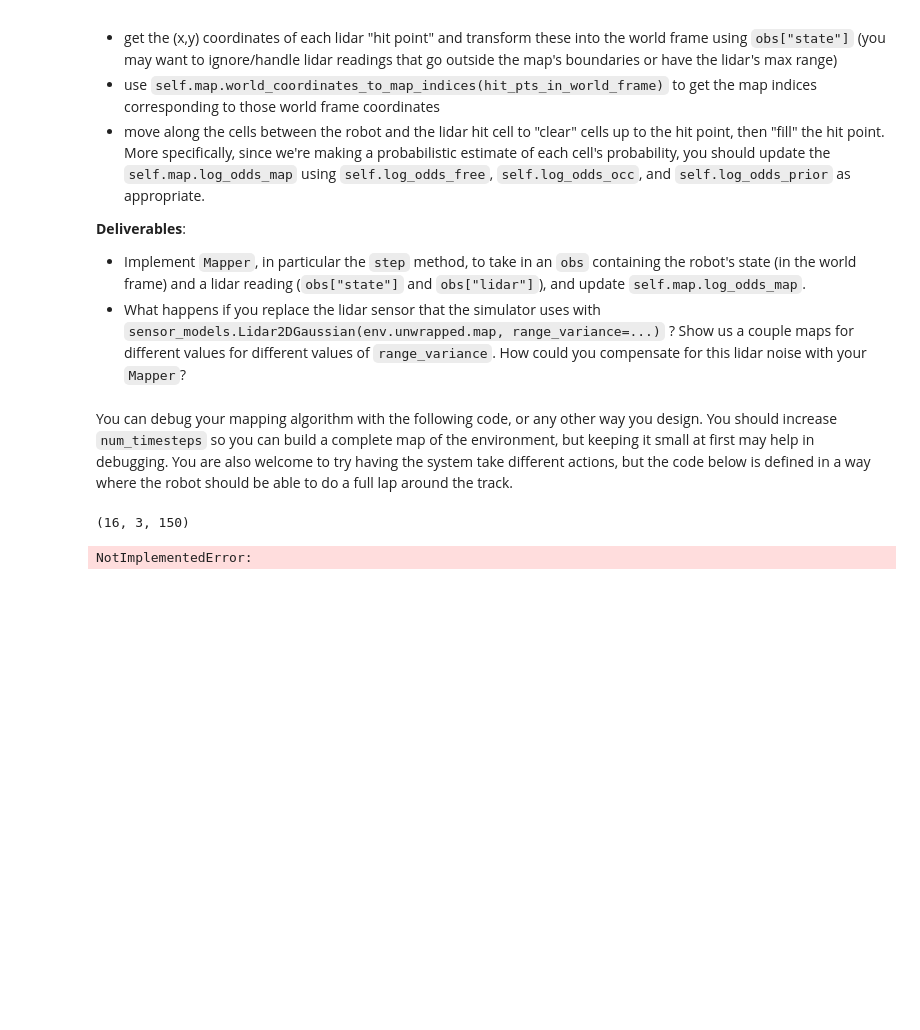
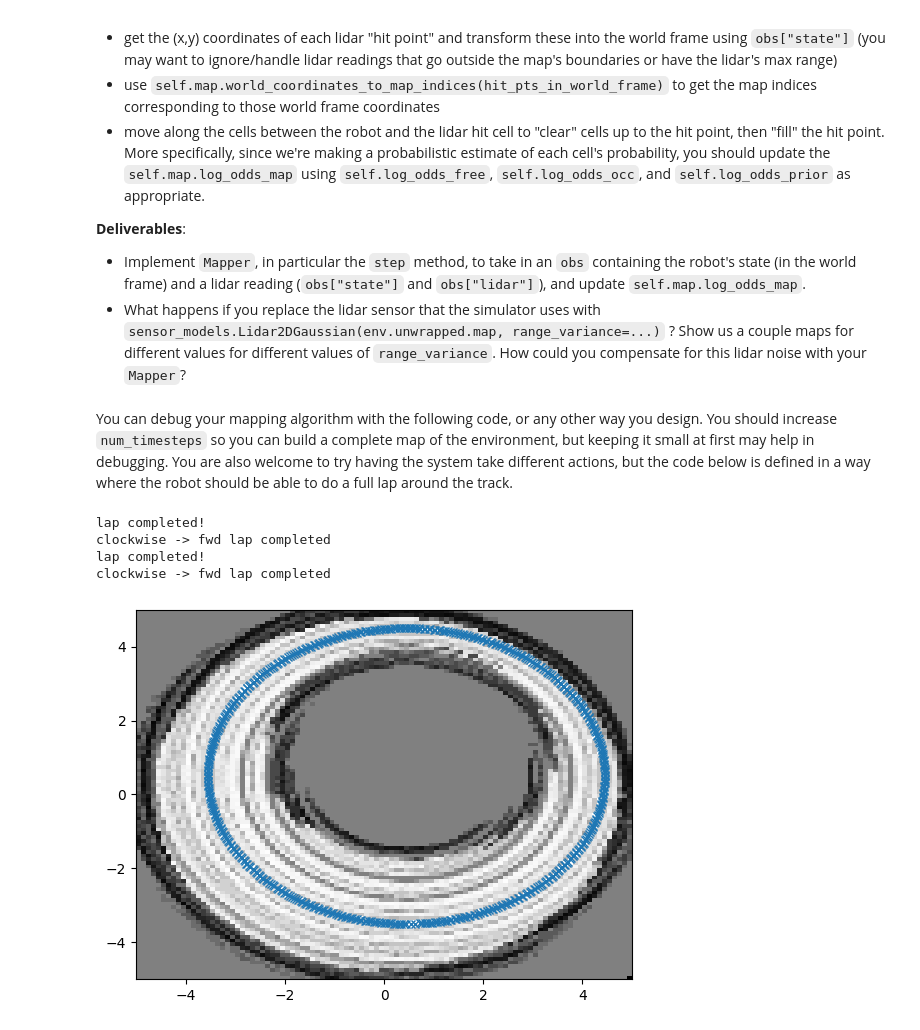
Before and after one commit to arjunjyothieswarb/EECE5550, a Jupyter notebook: HW4/EECE5550_HW4.ipynb, the cells around one changed output. Drawn from its saved outputs; the diff is of its cells as text; code cells hidden in the pictures; blank space fills up the shorter version.

```diff
--- a/HW4/EECE5550_HW4.ipynb
+++ b/HW4/EECE5550_HW4.ipynb
@@ -744,7 +733,7 @@ class Mapper:
         coords = jnp.array([
             ranges*jnp.cos(angle),
             ranges*jnp.sin(angle),
-            ranges/ranges
+            jnp.full(jnp.shape(ranges),1)
         ])
 
         return coords
@@ -772,16 +761,18 @@ class Mapper:
         0.52359878,  0.73303829,  0.9424778 ,  1.15191731,  1.36135682,
         1.57079633])
 
-        lidar_res = 0.1
-        ranges = np.arange(0,15,lidar_res)
+        lidar_res = 0.5
+        self.range_val = np.arange(0,15,lidar_res)
 
         polar_2_coords_v = vmap(self.polar_2_coords,(None, 0))
         polar_2_coords_jit = jit(polar_2_coords_v)
 
-        self.perceptual_coords = polar_2_coords_jit(ranges, angles)
+        self.perceptual_coords = polar_2_coords_jit(self.range_val, angles)
 
         get_world_coords_v = vmap(self.get_world_coords,(None,0))
         self.get_world_coords_jit = jit(get_world_coords_v)
+
+        self.hit_thresh = 0.3
 
         #      (angle, [x,y], dist)
         # print(self.perceptual_coords[0,:,1])
@@ -801,11 +792,20 @@ class Mapper:
         coords = jnp.matmul(transform_mat,perceptual_coord)
         return coords
 
+    def pmf(self, range, val):
+        if(abs(val - range) <= self.hit_thresh):
+            return self.p_occ
+        elif(val - range < -self.hit_thresh):
+            return self.p_free
+        else:
+            return self.p_prior
+
     def step(self, obs):
         """Using current state & lidar, update esimated gridmap log-odds."""
         # print(obs)
 
         state = obs["state"]
+        ranges = obs["lidar"]["ranges"]
 
         transform_mat = np.eye(3)
         rotation_mat = np.array([
@@ -816,9 +816,20 @@ class Mapper:
         transform_mat[0:2,2] = np.transpose(state[0:2])
 
         states = self.get_world_coords_jit(transform_mat,self.perceptual_coords)
-        print(np.shape(states))
+
+        # map_indices = np.empty_like(states)
+
+        for i in range(np.shape(states)[0]):
+            for j in range(np.shape(states)[2]):
+                # map_indices[i,0:2,j] = np.transpose(self.map.world_coordinates_to_map_indices(np.transpose(states[i,0:2,j]))[0])
+                map_indices = np.transpose(self.map.world_coordinates_to_map_indices(np.transpose(states[i,0:2,j]))[0])
+                prob_t = self.pmf(ranges[i], self.range_val[j])
+                self.map.log_odds_map[map_indices[0],map_indices[1]] = prob_t + self.map.log_odds_map[map_indices[0],map_indices[1]] - self.p_prior
+
+        # print(np.shape(map_indices))
+
         # update self.map.log_odds_map here!
-        raise NotImplementedError
+        # raise NotImplementedError
 
         estimated_map = self.probability_map.copy()
 
@@ -838,33 +849,36 @@ env.unwrapped.sensor_models = {
     "lidar": sensor_models.Lidar2D(env.unwrapped.map),
 }
 
 # Reset the environment and get the first observation (state + lidar)
 obs, _ = env.reset()
 
 # initialize the robot in a particular state (feel free to start from different places when testing your algorithm)
 env.unwrapped.state = np.array([0.5, -3.5, np.pi])
 obs["state"] = env.unwrapped.state
 obs["lidar"] = env.unwrapped.sensor_models["lidar"].step(obs["state"], None)
 
 mapper = Mapper()
 
 states = []
 
 # run the simulator & mapper for num_timesteps to build a complete map of the environment
-num_timsteps = 5
+num_timsteps = 500
 for _ in range(num_timsteps):
     estimated_map = mapper.step(obs)
     action = np.array([1.0, -0.25])
     obs, _, _, _, _ = env.step(action)
 
     # keep track of the current state, just for visualization later
     states.append(obs["state"])
 
 # draw your best guess of the environment map along with your robot's trajectory
 mapper.map.static_map = estimated_map.copy()
 mapper.map.draw_map(show=False)
 plt.plot([state[0] for state in states], [state[1] for state in states], "x")
 plt.show()
 # %% [output]
-(16, 3, 150)
+lap completed!
+clockwise -> fwd lap completed
+lap completed!
+clockwise -> fwd lap completed
-NotImplementedError:
+[figure, added]
```
Also changed, not shown: parts of 1 cell of this notebook.
